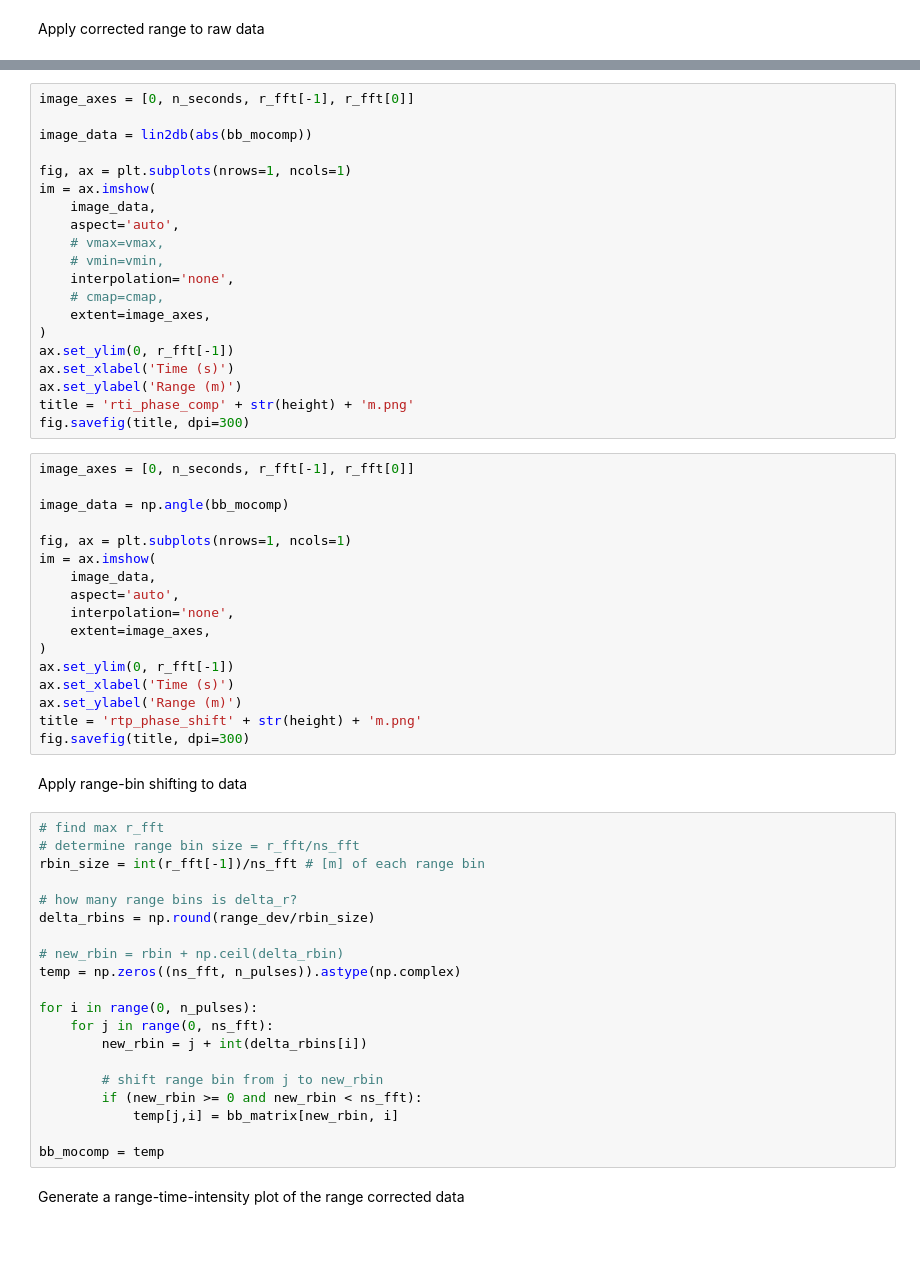
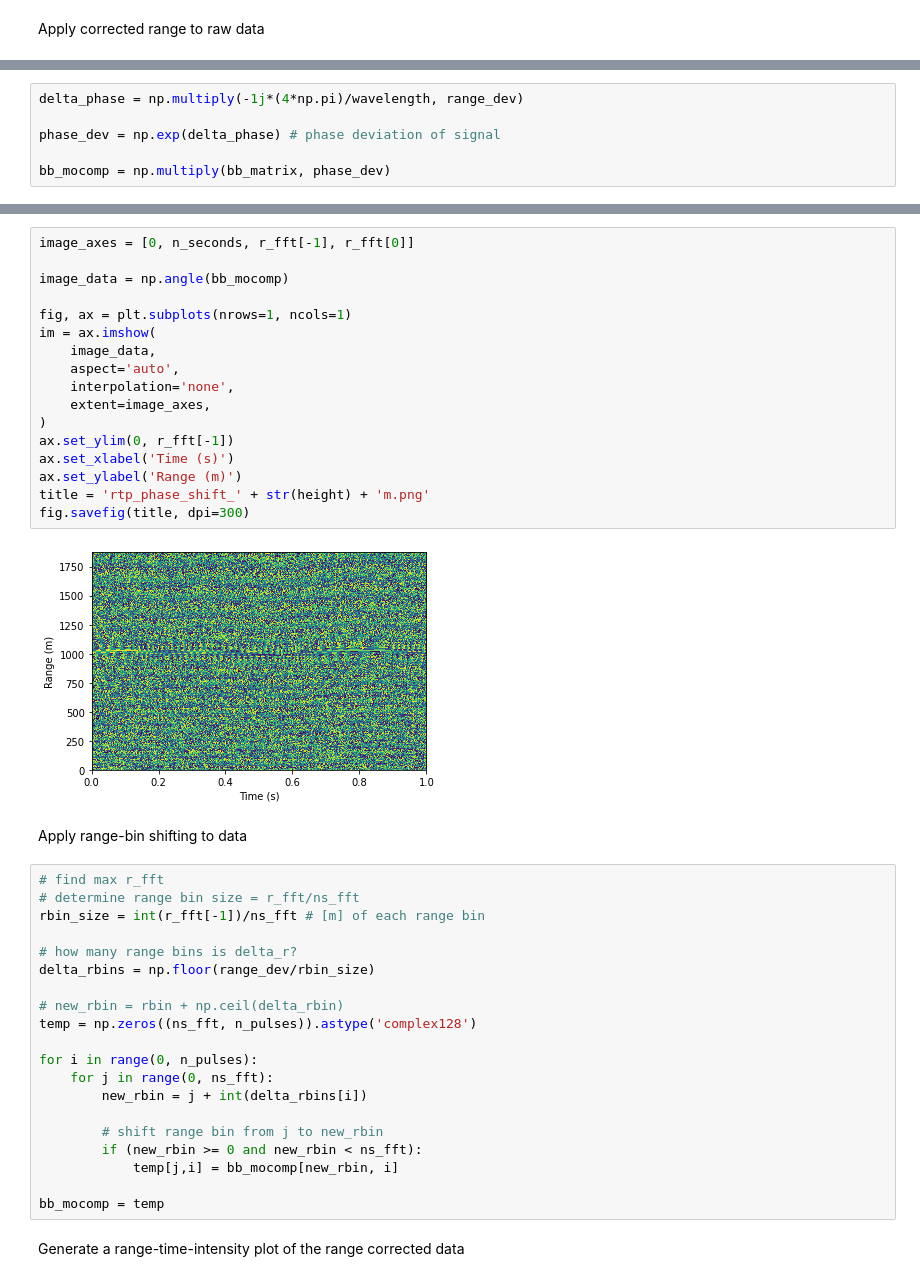
Before and after one commit to tmapana/FERS_tutorials, a Jupyter notebook: tutorial_notebook.ipynb, the cells around one changed output, grey strips where cells are left out. Cells and saved outputs as stored; diff of their text form; blank space fills up the shorter version.

```diff
--- a/tutorial_notebook.ipynb
+++ b/tutorial_notebook.ipynb
@@ -404 +396,7 @@ bb_mocomp = np.fft.fftshift(np.fft.fft(bb_mocomp, ns_fft, axis=0), axes=0)
+# %%
+delta_phase = np.multiply(-1j*(4*np.pi)/wavelength, range_dev)
+
+phase_dev = np.exp(delta_phase) # phase deviation of signal
+
+bb_mocomp = np.multiply(bb_matrix, phase_dev)
 # %% [markdown]
@@ -406,40 +404,22 @@ Generate a range-time-intensity plot of the motion corrected data
 # %%
 image_axes = [0, n_seconds, r_fft[-1], r_fft[0]]
 
-image_data = lin2db(abs(bb_mocomp))
+image_data = np.angle(bb_mocomp)
 
 fig, ax = plt.subplots(nrows=1, ncols=1)
 im = ax.imshow(
     image_data,
     aspect='auto',
-    # vmax=vmax,
-    # vmin=vmin,
     interpolation='none',
-    # cmap=cmap,
     extent=image_axes,
 )
 ax.set_ylim(0, r_fft[-1])
 ax.set_xlabel('Time (s)')
 ax.set_ylabel('Range (m)')
-title = 'rti_phase_comp' + str(height) + 'm.png'
+title = 'rtp_phase_shift_' + str(height) + 'm.png'
 fig.savefig(title, dpi=300)
+# %% [output]
+[figure, added]
-# %%
-image_axes = [0, n_seconds, r_fft[-1], r_fft[0]]
-
-image_data = np.angle(bb_mocomp)
-
-fig, ax = plt.subplots(nrows=1, ncols=1)
-im = ax.imshow(
-    image_data,
-    aspect='auto',
-    interpolation='none',
-    extent=image_axes,
-)
-ax.set_ylim(0, r_fft[-1])
-ax.set_xlabel('Time (s)')
-ax.set_ylabel('Range (m)')
-title = 'rtp_phase_shift' + str(height) + 'm.png'
-fig.savefig(title, dpi=300)
 # %% [markdown]
 Apply range-bin shifting to data
 # %%
@@ -448,10 +428,10 @@ Apply range-bin shifting to data
 rbin_size = int(r_fft[-1])/ns_fft # [m] of each range bin
 
 # how many range bins is delta_r?
-delta_rbins = np.round(range_dev/rbin_size)
+delta_rbins = np.floor(range_dev/rbin_size)
 
 # new_rbin = rbin + np.ceil(delta_rbin)
-temp = np.zeros((ns_fft, n_pulses)).astype(np.complex)
+temp = np.zeros((ns_fft, n_pulses)).astype('complex128')
 
 for i in range(0, n_pulses):
     for j in range(0, ns_fft):
@@ -459,7 +439,7 @@ for i in range(0, n_pulses):
 
         # shift range bin from j to new_rbin
         if (new_rbin >= 0 and new_rbin < ns_fft):
-            temp[j,i] = bb_matrix[new_rbin, i]
+            temp[j,i] = bb_mocomp[new_rbin, i]
 
 bb_mocomp = temp
 # %% [markdown]
```
Also changed, not shown: parts of 14 cells of this notebook, 9 other files.
